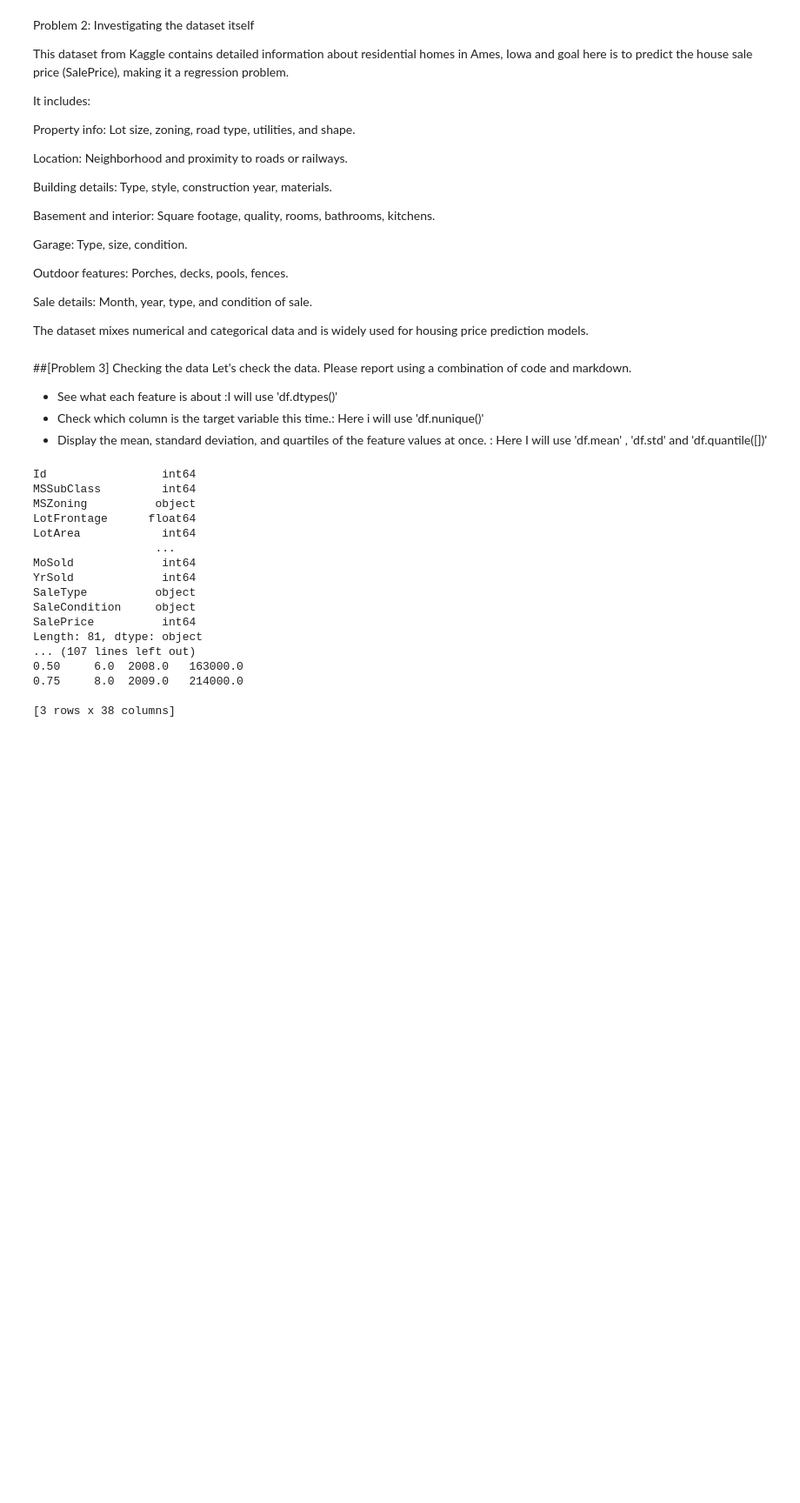
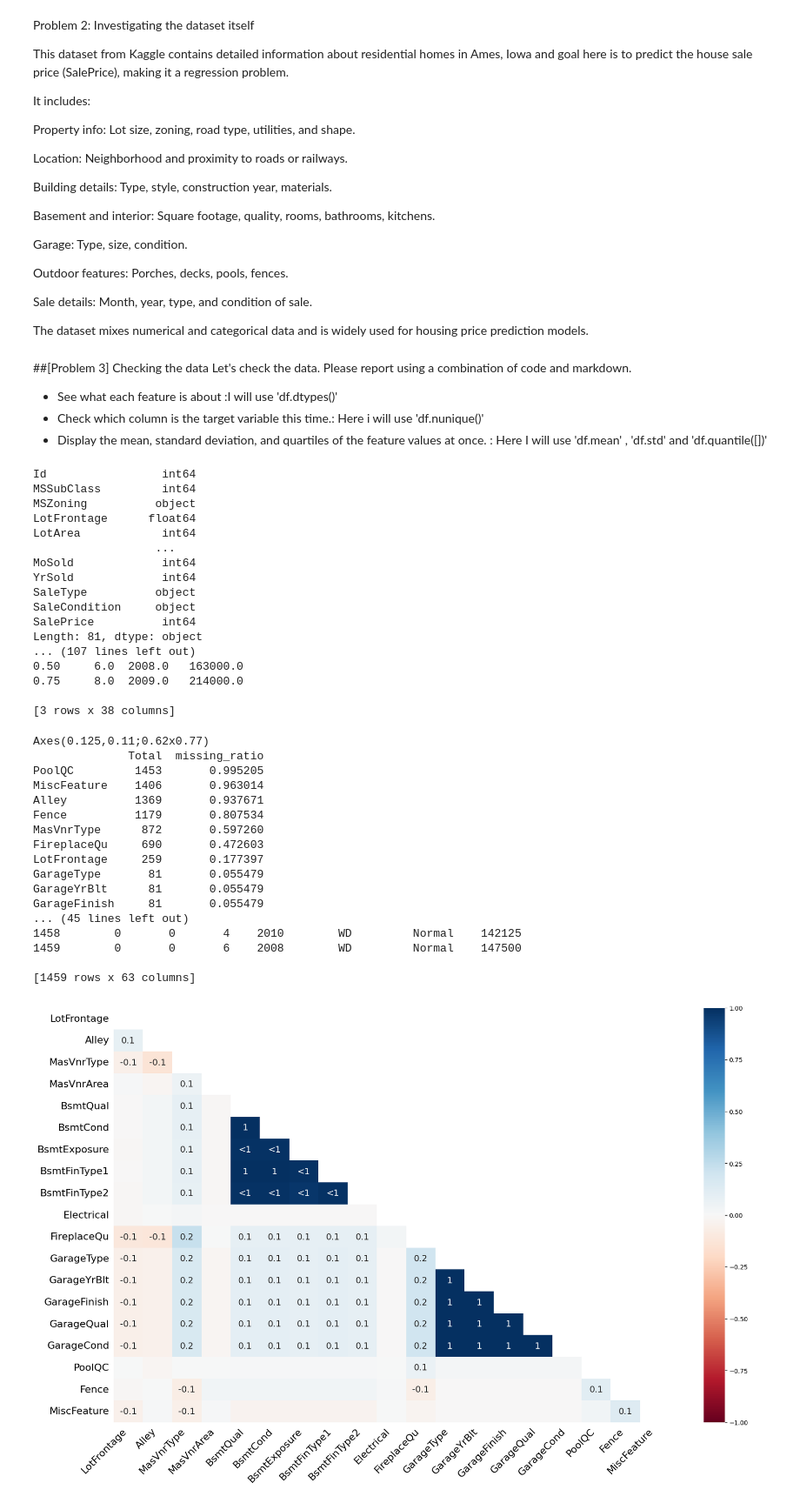
Before and after one commit to Cindy-eng/AI-Data-Engineer--Assignments, a Jupyter notebook: 11_Analysis of housing information/11_Analysis of housing information.ipynb, the cells around one changed output. Shown at 87% size. Drawn from its saved outputs; the diff is of its cells as text; code cells hidden in the pictures; blank space fills up the shorter version.

```diff
--- a/11_Analysis of housing information/11_Analysis of housing information.ipynb
+++ b/11_Analysis of housing information/11_Analysis of housing information.ipynb
@@ -69,3 +69,37 @@ Length: 81, dtype: object
 0.75     8.0  2009.0   214000.0
 
 [3 rows x 38 columns]
+# %%
+##Problem 4: Dealing with Missing Values
+import pandas as pd
+import missingno as msg
+df=pd.read_csv('train.csv')
+print(msg.heatmap(df))
+mis_v = df.isnull().sum().to_frame(name='Total')
+mis_v['missing_ratio'] = mis_v['Total'] / len(df)
+mis_v = mis_v[mis_v['Total'] > 0]
+mis_v.sort_values(by='missing_ratio', ascending=False, inplace=True)
+print(mis_v)
+col_drop=mis_v[mis_v['Total']>=5].index
+df_delete=df.drop(columns=col_drop)
+df_final = df_delete.dropna()
+print(df_final)
+# %% [output]
+Axes(0.125,0.11;0.62x0.77)
+              Total  missing_ratio
+PoolQC         1453       0.995205
+MiscFeature    1406       0.963014
+Alley          1369       0.937671
+Fence          1179       0.807534
+MasVnrType      872       0.597260
+FireplaceQu     690       0.472603
+LotFrontage     259       0.177397
+GarageType       81       0.055479
+GarageYrBlt      81       0.055479
+GarageFinish     81       0.055479
+... (45 lines left out)
+1458        0       0       4    2010        WD         Normal    142125
+1459        0       0       6    2008        WD         Normal    147500
+
+[1459 rows x 63 columns]
+[figure, added]
```
Also changed, not shown: parts of 1 cell of this notebook.
